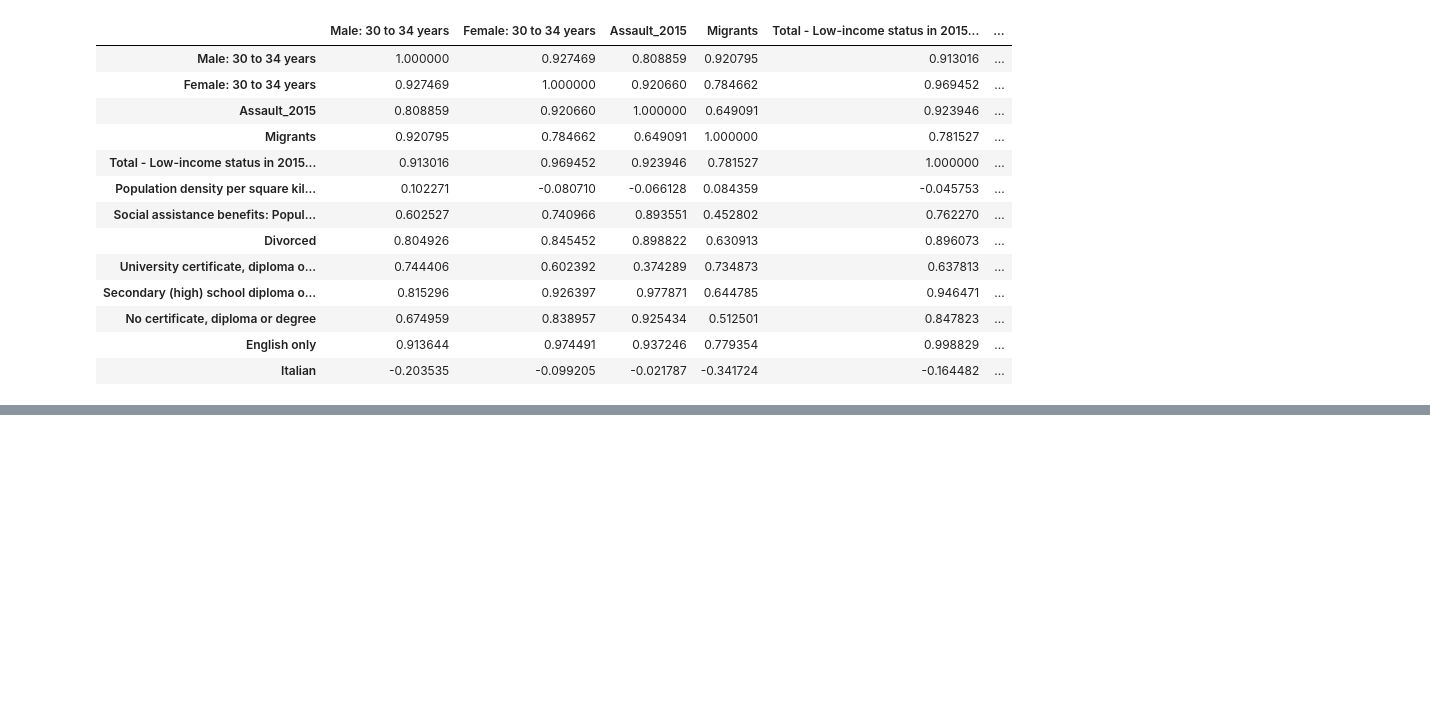
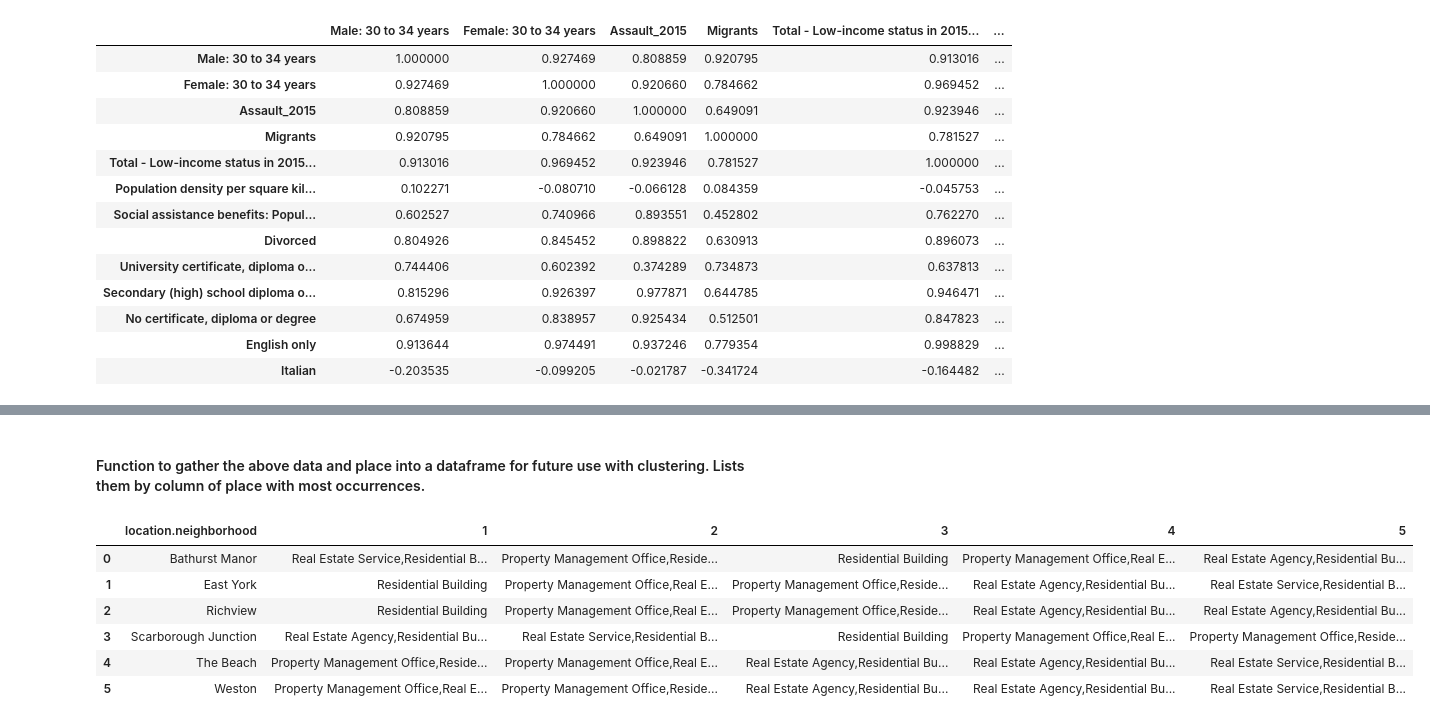
Before and after one commit to OwenMussy99/AI_Final_Proj, a Jupyter notebook: Final/AI_Final_Proj_Code.ipynb, the cells around one changed output, grey strips where cells are left out. Saved outputs shown, nothing was run; the diff lists cells and outputs as text; code cells hidden in the pictures; blank space fills up the shorter version.

```diff
--- a/Final/AI_Final_Proj_Code.ipynb
+++ b/Final/AI_Final_Proj_Code.ipynb
@@ -488,0 +498,4 @@ TypeError: getNearbyVenues() got an unexpected keyword argument 'latitudes'
+# %%
+#venueInfo["categories"] = venueInfo["categories"].replace(",", "", regex=True)
+venuesInfoGrouped = venCommon.groupby('location.neighborhood').mean().reset_index()
+venuesInfoGrouped
@@ -488,0 +512,11 @@ TypeError: getNearbyVenues() got an unexpected keyword argument 'latitudes'
+# %%
+freqVenues = 3
+for i in venuesInfoGrouped['location.neighborhood']:
+    print(i)
+    temp = venuesInfoGrouped[venuesInfoGrouped['location.neighborhood'] == i].T.reset_index()
+    temp.columns = ['place','occurrence']
+    temp = temp.iloc[1:]
+    temp['occurrence'] = temp['occurrence'].astype(float)
+    temp = temp.round({'occurrence': 2})
+    print(temp.sort_values('occurrence', ascending = False).reset_index(drop=True).head(freqVenues), end = '\n')
+    print('\n')
@@ -488,0 +541,35 @@ TypeError: getNearbyVenues() got an unexpected keyword argument 'latitudes'
+# %% [markdown]
+#### Function to gather the above data and place into a dataframe for future use with clustering. Lists them by column of place with most occurrences.
+# %%
+def placeOccurrence (dr, freqVenues):
+    drPlace = dr.iloc[1:]
+    drPlaceDescend = drPlace.sort_values(ascending = False, ignore_index = False, key = None)
+    return drPlaceDescend.index.values[0: freqVenues]
+
+freqVenues = 5
+
+numSuffixForPlacement = ["st", "nd", "rd"]
+
+# create columns according to number of top venues
+placeCols = ["location.neighborhood"]
+for currIndex in np.arange(freqVenues):
+    try:
+        placeCols.append("{}".format(currIndex + 1, numSuffixForPlacement[ind]))
+    except:
+        placeCols.append("{}".format(currIndex + 1))
+
+vensInNeig = pd.DataFrame(columns = placeCols)
+vensInNeig["location.neighborhood"] = venuesInfoGrouped["location.neighborhood"]
+
+for currIndex in np.arange(venuesInfoGrouped.shape[0]):
+    vensInNeig.iloc[currIndex, 1:] = placeOccurrence(venuesInfoGrouped.iloc[currIndex, :], freqVenues)
+# %%
+vensInNeig
+# %% [output]
+|  | location.neighborhood | 1 | 2 | 3 | 4 | 5 |
+| 0 | Bathurst Manor | Real Estate Service,Residential B... | Property Management Office,Reside... | Residential Building | Property Management Office,Real E... | Real Estate Agency,Residential Bu... |
+| 1 | East York | Residential Building | Property Management Office,Real E... | Property Management Office,Reside... | Real Estate Agency,Residential Bu... | Real Estate Service,Residential B... |
+| 2 | Richview | Residential Building | Property Management Office,Real E... | Property Management Office,Reside... | Real Estate Agency,Residential Bu... | Real Estate Agency,Residential Bu... |
+| 3 | Scarborough Junction | Real Estate Agency,Residential Bu... | Real Estate Service,Residential B... | Residential Building | Property Management Office,Real E... | Property Management Office,Reside... |
+| 4 | The Beach | Property Management Office,Reside... | Property Management Office,Real E... | Real Estate Agency,Residential Bu... | Real Estate Agency,Residential Bu... | Real Estate Service,Residential B... |
+| 5 | Weston | Property Management Office,Real E... | Property Management Office,Reside... | Real Estate Agency,Residential Bu... | Real Estate Agency,Residential Bu... | Real Estate Service,Residential B... |
```
Also changed, not shown: parts of 21 cells of this notebook, 1 other file.
